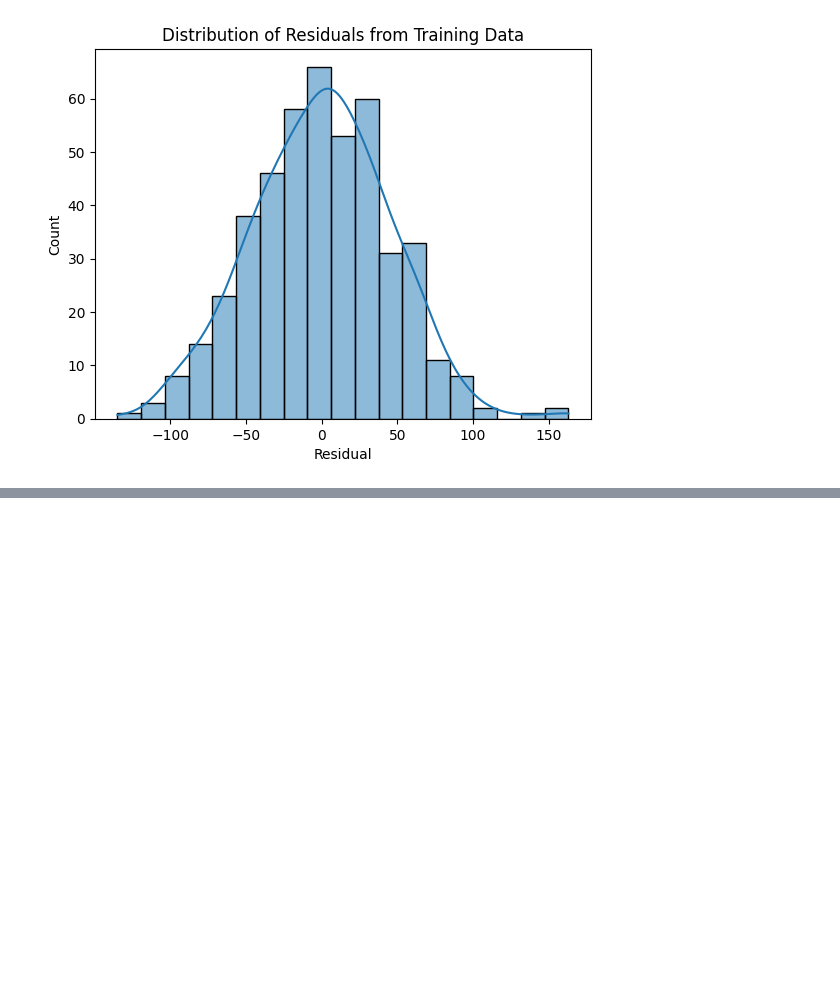
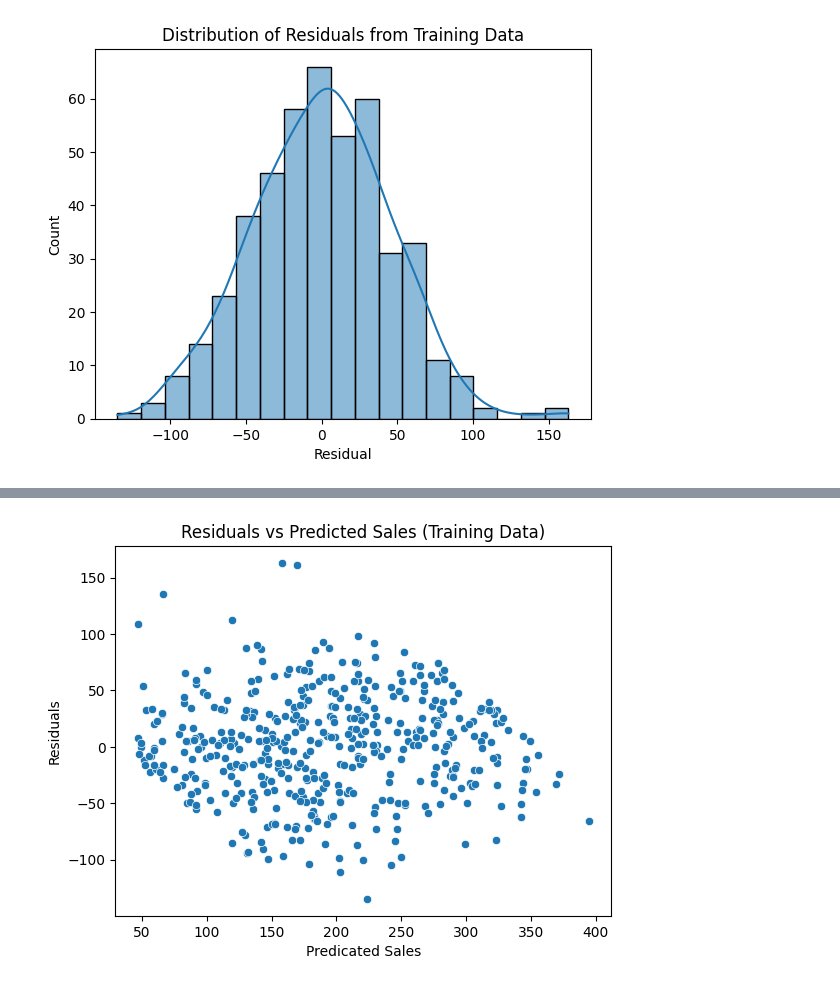
Before and after one commit to courjimen/MachineLearningPractice, a Jupyter notebook: linear_regression.ipynb, the cells around one changed output, grey strips where cells are left out. Saved outputs shown, nothing was run; the diff lists cells and outputs as text; code cells hidden in the pictures; blank space fills up the shorter version.

```diff
--- a/linear_regression.ipynb
+++ b/linear_regression.ipynb
@@ -178,0 +190,11 @@ plt.plot()
+# %%
+#Giving our model the radio data and asking it to predict sales
+pred_train = model.predict(train_subset['Radio'])
+
+sns.scatterplot(x=pred_train, y=residuals)
+plt.xlabel('Predicated Sales')
+plt.ylabel('Residuals')
+plt.title('Residuals vs Predicted Sales (Training Data)')
+plt.show()
+# %% [output]
+[figure, added]
```
Also changed, not shown: parts of 2 cells of this notebook.
